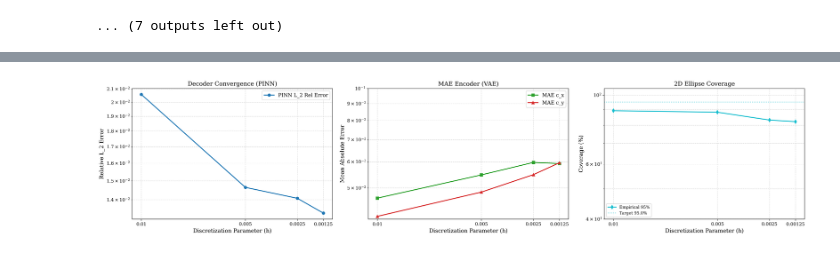
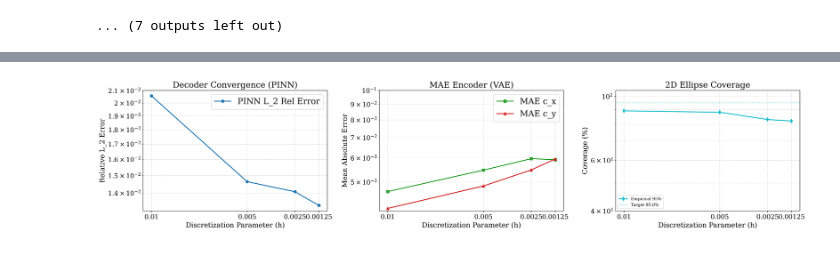
Before and after one commit to simonesartorii/uq-vae-eikonal, a Jupyter notebook: notebooks/02_error_analysis/01_train_full_pipeline.ipynb, the cells around one changed output, grey strips where cells are left out. Cells and saved outputs as stored; diff of their text form; code cells hidden in the pictures.

Commit message:
improved plot results

```diff
--- a/notebooks/02_error_analysis/01_train_full_pipeline.ipynb
+++ b/notebooks/02_error_analysis/01_train_full_pipeline.ipynb
@@ -273,6 +273,7 @@ History saved in: results/error_analysis/200x200/encoder_adam.loss.npz
 # %%
 print("\n\nMETRICS and CONVERGENCE\n\n")
 
+resolutions = [100, 200, 400, 800]
 results = []
 for N in resolutions:
     grid_name = f"{N}x{N}"
@@ -352,11 +353,11 @@ Results saved to: results/error_analysis/800x800/grid_convergence_metrics.csv
 plt.rcParams.update({
     "text.usetex": False,
     "font.family": "serif",
-    "font.size": 11,
-    "axes.labelsize": 12,
-    "axes.titlesize": 13,
-    "xtick.labelsize": 10,
-    "ytick.labelsize": 10,
+    "font.size": 18,
+    "axes.labelsize": 15,
+    "axes.titlesize": 18,
+    "xtick.labelsize": 14,
+    "ytick.labelsize": 14,
     "figure.dpi": 300
 })
 
@@ -388,31 +389,31 @@ axes[1].semilogy(h_vals, enc_mae_cy, '^-', color='#d62728', linewidth=2, markers
 axes[1].set_title("MAE Encoder (VAE)")
 axes[1].set_xlabel("Discretization Parameter (h)")
 axes[1].set_ylabel("Mean Absolute Error")
 axes[1].set_xticks(h_vals)
 axes[1].set_xticklabels(h_vals)
 axes[1].set_ylim(0, 0.10)
 axes[1].grid(True, which="both", ls="--", alpha=0.5)
 axes[1].invert_xaxis()
 axes[1].legend(frameon=True)
 
 # Plot 3: Encoder Coverage
 axes[2].semilogy(h_vals, enc_cov_95, 'd-', color='#17becf', linewidth=2, markersize=6, label='Empirical 95%')
 axes[2].axhline(95.00, color='#17becf', linestyle=':', alpha=0.7, label='Target 95.0%')
 axes[2].set_title("2D Ellipse Coverage")
 axes[2].set_xlabel("Discretization Parameter (h)")
 axes[2].set_ylabel("Coverage (%)")
 axes[2].set_xticks(h_vals)
 axes[2].set_xticklabels(h_vals)
 axes[2].set_ylim(40, 105)
 axes[2].grid(True, which="both", ls="--", alpha=0.5)
 axes[2].invert_xaxis()
 axes[2].legend(frameon=True, loc='lower left', fontsize=9)
 
 plt.tight_layout()
 plots_dir = os.path.join(result_dir, 'plots')
 os.makedirs(plots_dir, exist_ok=True)
 save_path = os.path.join(plots_dir, "uq_vae_convergence_summary.pdf")
 plt.savefig(save_path)
 plt.show()
 # %% [output]
-[figure, old version]
+[figure, new version]
```
Also changed, not shown: parts of 1 cell of this notebook, 2 other files.
